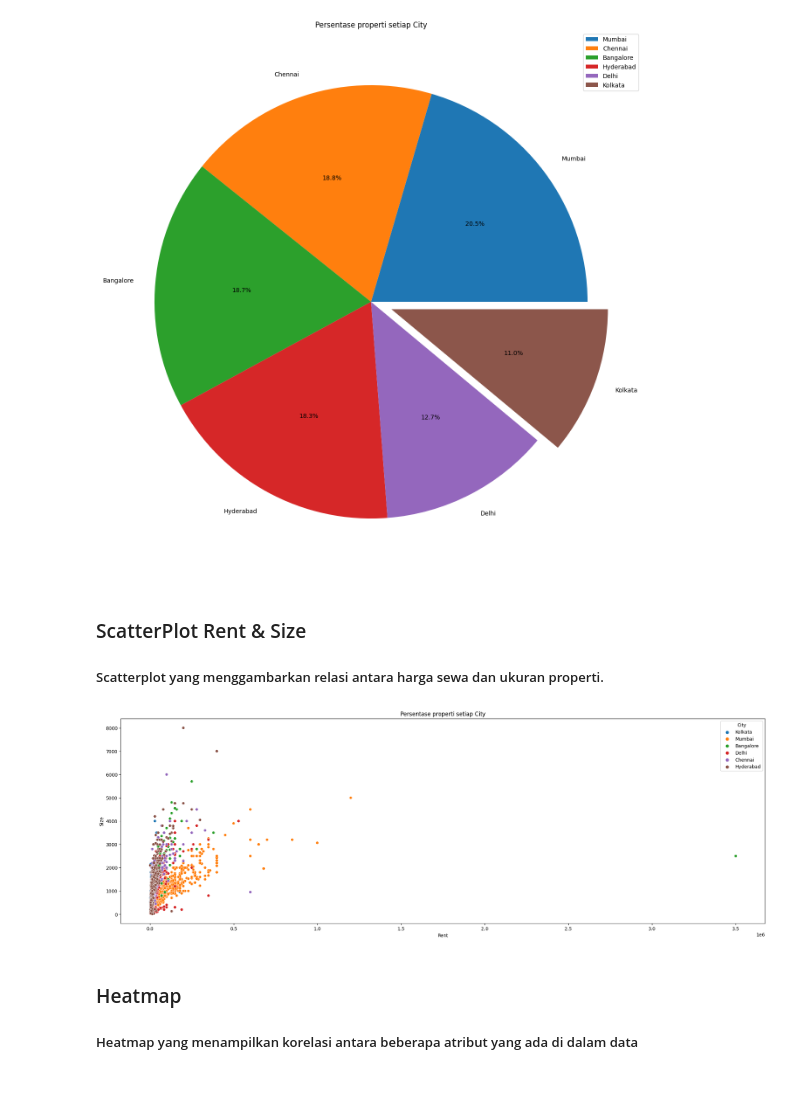
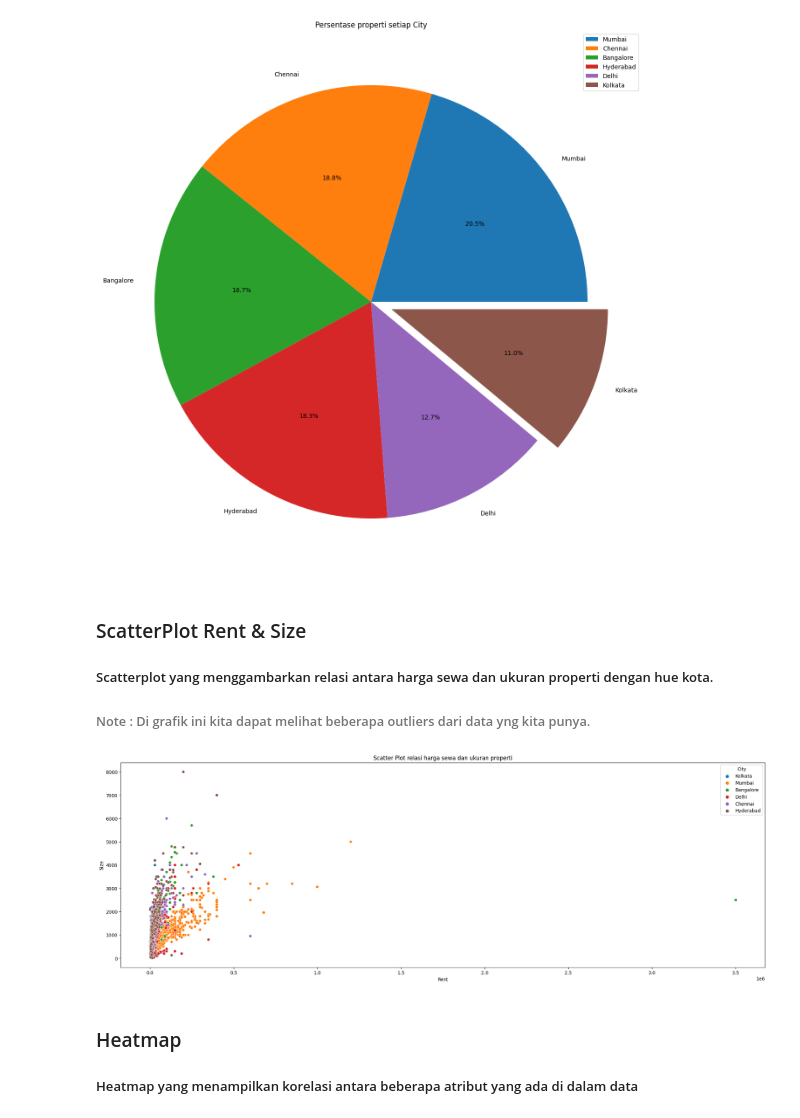
Before and after one commit to NatanaelPLHN/Praktikum_KB, a Jupyter notebook: Posttest_KB_3/posttest3.ipynb, the cells around one changed output. Drawn from its saved outputs; the diff is of its cells as text; code cells hidden in the pictures; blank space fills up the shorter version.

Commit message:
Typo fixing! & adding more graph

```diff
--- a/Posttest_KB_3/posttest3.ipynb
+++ b/Posttest_KB_3/posttest3.ipynb
@@ -124,18 +149,19 @@ plt.show()
 [figure]
 # %% [markdown]
 ### ScatterPlot Rent & Size
-##### Scatterplot yang menggambarkan relasi antara harga sewa dan ukuran properti.
+##### Scatterplot yang menggambarkan relasi antara harga sewa dan ukuran properti dengan hue kota.
+###### Note : Di grafik ini kita dapat melihat beberapa outliers dari data yng kita punya.
 # %%
 plt.figure(figsize=(25,8))
 
 #buat scatterplot
 sns.scatterplot(data=dfHouse, x="Rent", y="Size", hue="City")
 
 #title
-plt.title("Persentase properti setiap City")
+plt.title("Scatter Plot relasi harga sewa dan ukuran properti")
 plt.show()
 # %% [output]
-[figure, old version]
+[figure, new version]
 # %% [markdown]
 ### Heatmap
 ##### Heatmap yang menampilkan korelasi antara beberapa atribut yang ada di dalam data
```
Also changed, not shown: parts of 4 cells of this notebook.
